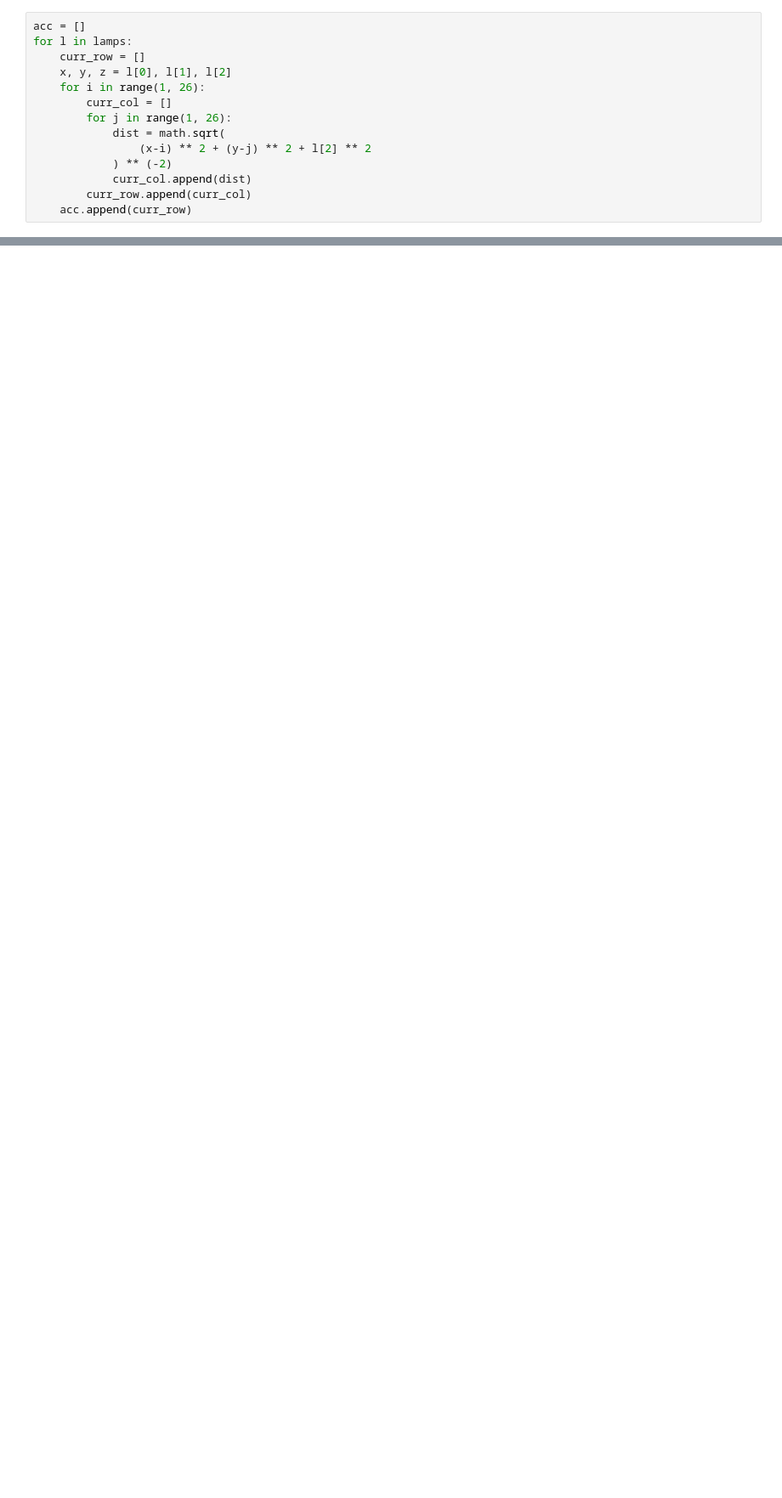
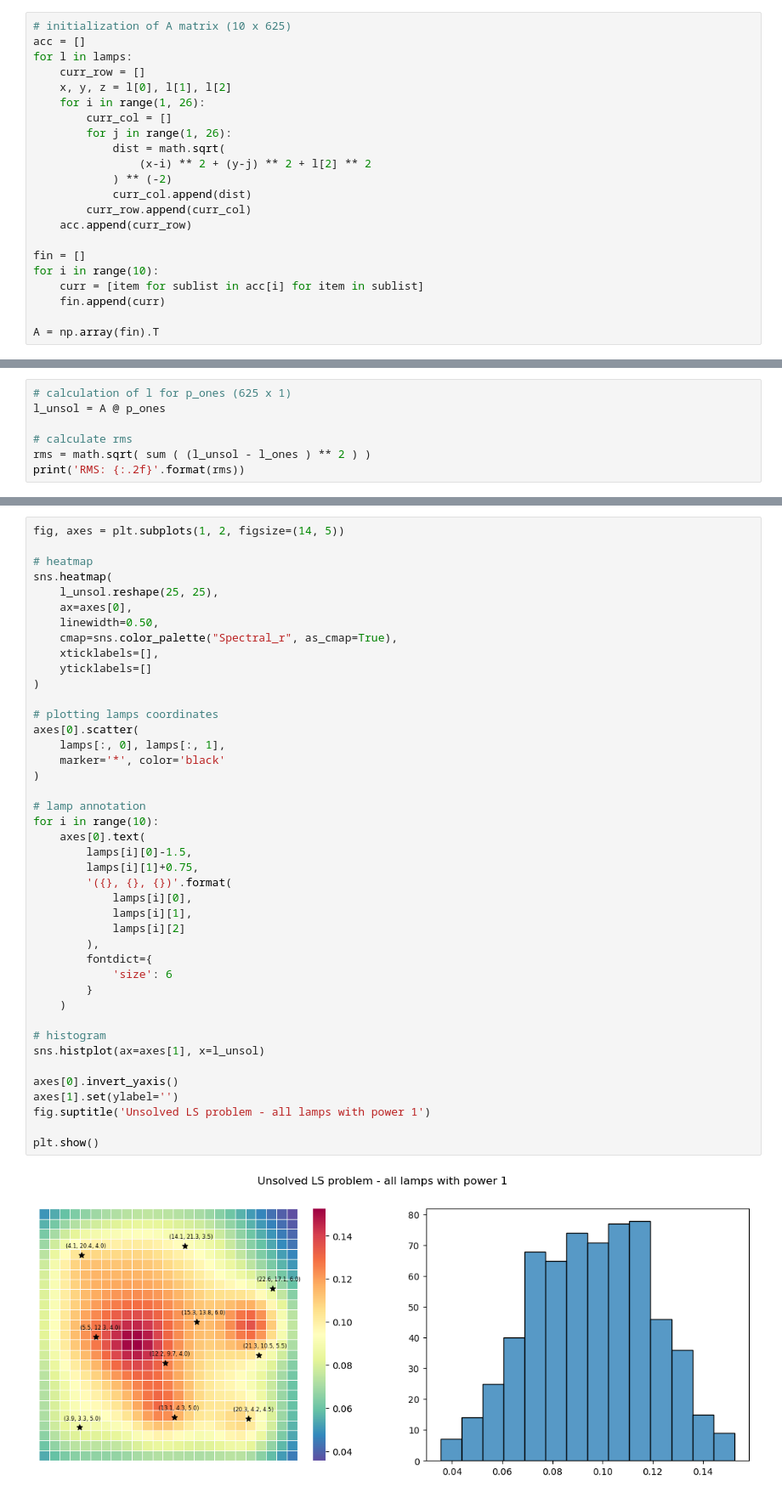
Before and after one commit to sonqo/msc-data-science, a Jupyter notebook: 6-large-scale-linear-algebra/ls/lamp.ipynb, the cells around one changed output, grey strips where cells are left out. Shown at 85% size. Cells and saved outputs as stored; diff of their text form; blank space fills up the shorter version.

Commit message:
Added least problem closed form and constrainted solution

```diff
--- a/6-large-scale-linear-algebra/ls/lamp.ipynb
+++ b/6-large-scale-linear-algebra/ls/lamp.ipynb
@@ -14,4 +32,5 @@ lamps = [
 # %%
+# initialization of A matrix (10 x 625)
 acc = []
 for l in lamps:
     curr_row = []
@@ -25,3 +44,10 @@ for l in lamps:
             curr_col.append(dist)
         curr_row.append(curr_col)
     acc.append(curr_row)
+
+fin = []
+for i in range(10):
+    curr = [item for sublist in acc[i] for item in sublist]
+    fin.append(curr)
+
+A = np.array(fin).T
@@ -56,0 +65,7 @@ array([ 4.1, 20.4])
+# %%
+# calculation of l for p_ones (625 x 1)
+l_unsol = A @ p_ones
+
+# calculate rms
+rms = math.sqrt( sum ( (l_unsol - l_ones ) ** 2 ) )
+print('RMS: {:.2f}'.format(rms))
@@ -56,0 +76,44 @@ array([ 4.1, 20.4])
+# %%
+fig, axes = plt.subplots(1, 2, figsize=(14, 5))
+
+# heatmap
+sns.heatmap(
+    l_unsol.reshape(25, 25),
+    ax=axes[0],
+    linewidth=0.50,
+    cmap=sns.color_palette("Spectral_r", as_cmap=True),
+    xticklabels=[],
+    yticklabels=[]
+)
+
+# plotting lamps coordinates
+axes[0].scatter(
+    lamps[:, 0], lamps[:, 1],
+    marker='*', color='black'
+)
+
+# lamp annotation
+for i in range(10):
+    axes[0].text(
+        lamps[i][0]-1.5,
+        lamps[i][1]+0.75,
+        '({}, {}, {})'.format(
+            lamps[i][0],
+            lamps[i][1],
+            lamps[i][2]
+        ),
+        fontdict={
+            'size': 6
+        }
+    )
+
+# histogram
+sns.histplot(ax=axes[1], x=l_unsol)
+
+axes[0].invert_yaxis()
+axes[1].set(ylabel='')
+fig.suptitle('Unsolved LS problem - all lamps with power 1')
+
+plt.show()
+# %% [output]
+[figure, added]
```
Also changed, not shown: parts of 23 cells of this notebook.
